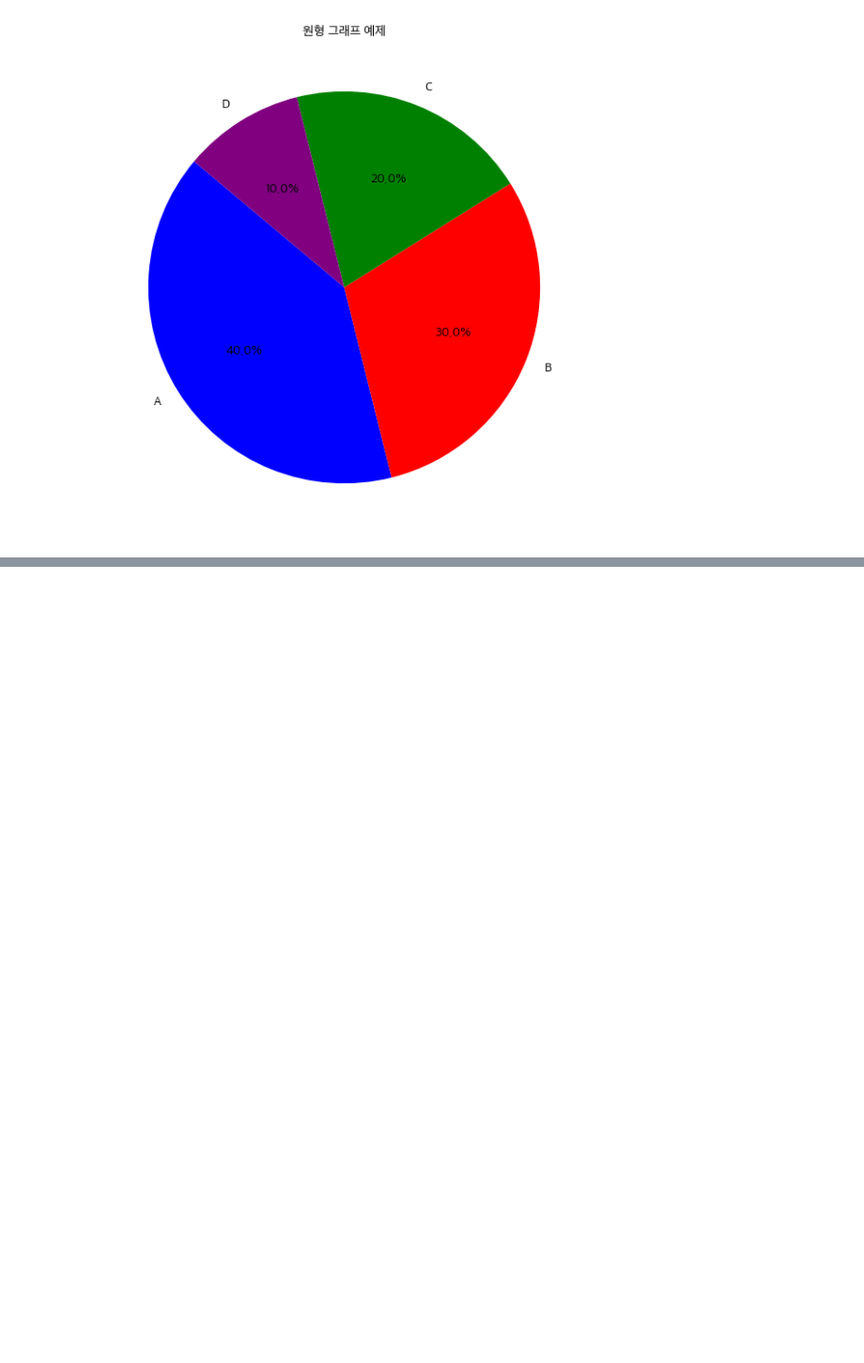
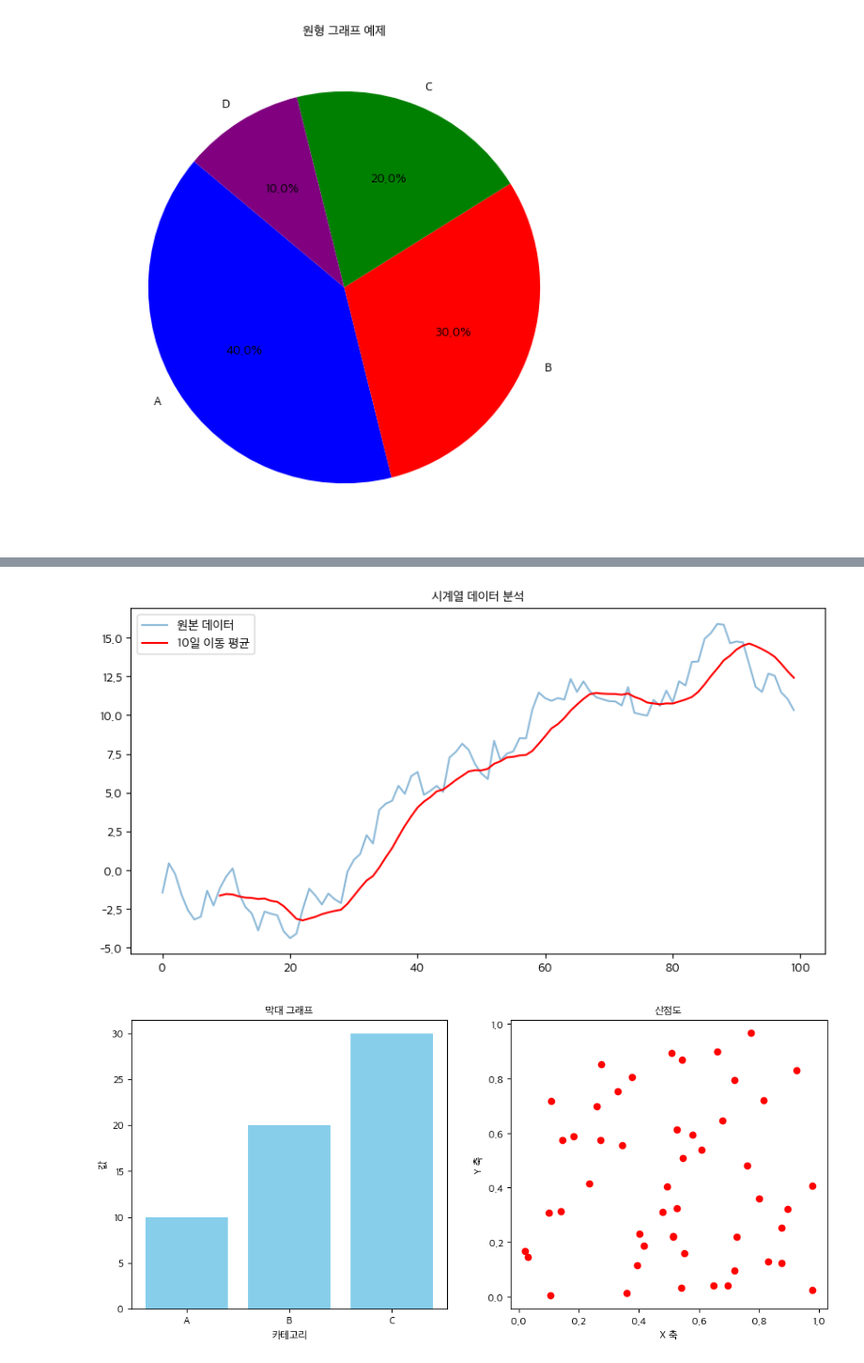
Before and after one commit to Ihan0316/python_my, a Jupyter notebook: ch7_데이터 분석_matplotlib/test.ipynb, the cells around one changed output, grey strips where cells are left out. Shown at 94% size. Saved outputs shown, nothing was run; the diff lists cells and outputs as text; code cells hidden in the pictures; blank space fills up the shorter version.

```diff
--- a/ch7_데이터 분석_matplotlib/test.ipynb
+++ b/ch7_데이터 분석_matplotlib/test.ipynb
@@ -96,0 +97,34 @@ plt.show()
+# %%
+# 8. 시계열 데이터 분석
+import numpy as np
+import pandas as pd
+data = np.cumsum(np.random.randn(100))
+window = 10
+rolling_mean = pd.Series(data).rolling(window=window).mean()
+plt.figure(figsize=(10, 5))
+plt.plot(data, label="원본 데이터", alpha=0.5)
+plt.plot(rolling_mean, label=f"{window}일 이동 평균", color="red")
+plt.legend(prop=font_prop)
+plt.title("시계열 데이터 분석", fontproperties=font_prop)
+plt.show()# 7. 여러 그래프 한 Figure에 표시
+
+# 그래프 생성
+fig, axes = plt.subplots(1, 2, figsize=(12, 5))
+
+# 막대 그래프
+axes[0].bar(["A", "B", "C"], [10, 20, 30], color="skyblue")
+axes[0].set_title("막대 그래프", fontproperties=font_prop)
+axes[0].set_xlabel("카테고리", fontproperties=font_prop)
+axes[0].set_ylabel("값", fontproperties=font_prop)
+
+# 산점도
+axes[1].scatter(np.random.rand(50), np.random.rand(50), color="red")
+axes[1].set_title("산점도", fontproperties=font_prop)
+axes[1].set_xlabel("X 축", fontproperties=font_prop)
+axes[1].set_ylabel("Y 축", fontproperties=font_prop)
+
+# 그래프 출력
+plt.show()
+# %% [output]
+[figure, added]
+[figure, added]
```
Also changed, not shown: parts of 1 cell of this notebook, 1 other file.
